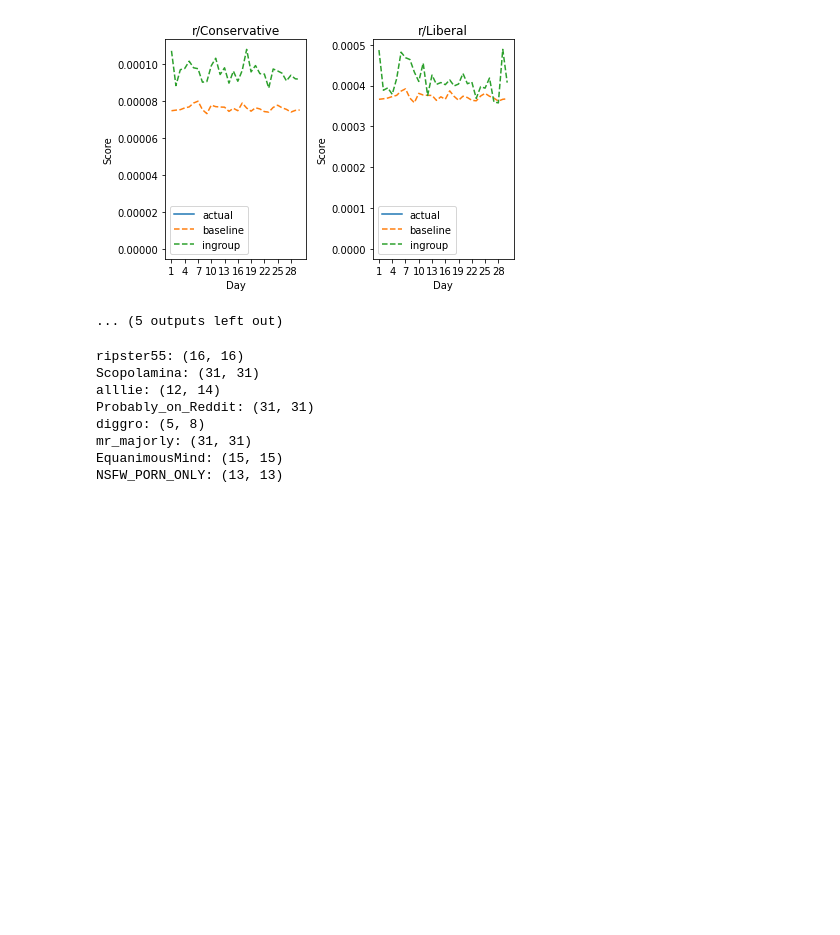
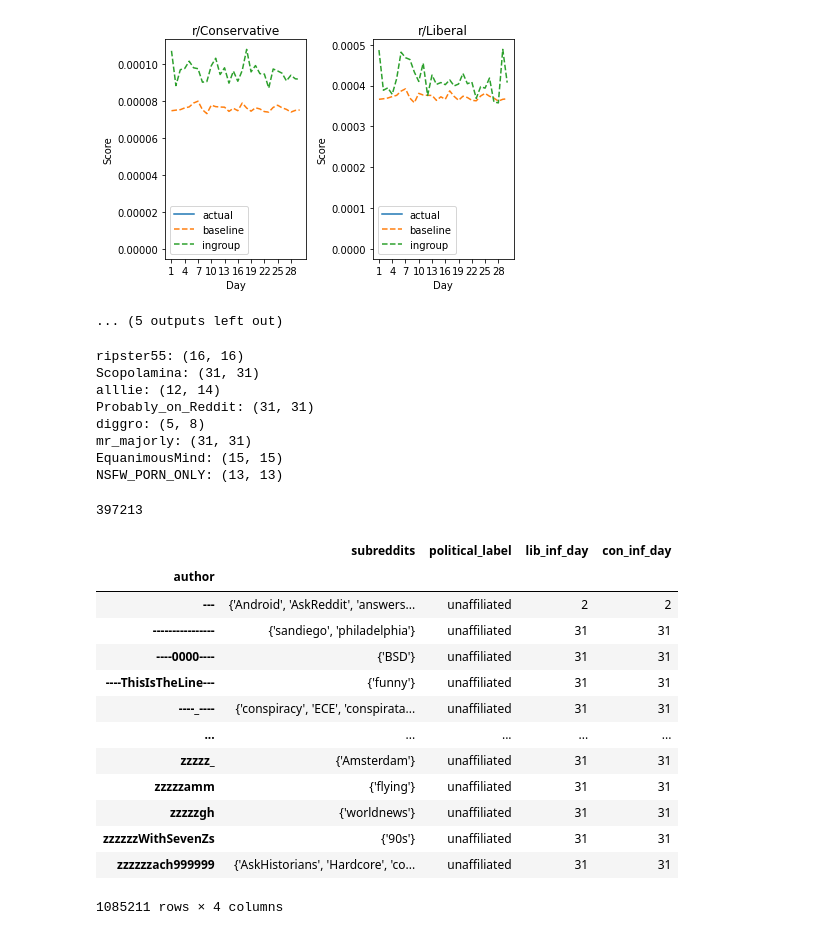
Before and after one commit to thezanefreeman/ComplexNetworks, a Jupyter notebook: day_to_day_analysis.ipynb, the cells around one changed output. Saved outputs shown, nothing was run; the diff lists cells and outputs as text; code cells hidden in the pictures; blank space fills up the shorter version.

```diff
--- a/day_to_day_analysis.ipynb
+++ b/day_to_day_analysis.ipynb
@@ -41,10 +41,9 @@ def average_pol_for_label_users(G, pol_label, user_label):
 
 def avg_sub_pol(G, sub, label):
     pols = []
-    for _, _, data in G.edges(n, data=True):
+    for _, _, data in G.edges(data=True):
         if sub in data['subreddits']:
             pols.append(data[f'avg_{label}_pol'])
-    print(pols)
     return np.average(pols)
 # %%
 def get_label(G, user):
@@ -73,11 +72,21 @@ def power_user_average_pol(G, label, power_users):
     return pols
 
 
+def sub_average_pol(G, label, subs):
+    pols = dict()
+    for sub in subs:
+        pols[sub] = avg_sub_pol(G, sub, label)
+    return pols
+
+
 def day_stats(day, G, users):
+    subs = {'AskReddit', 'Conservative', 'Liberal', 'funny', 'gaming', 'pics', 'trees'}
     users = users[users['author'].isin(G.nodes)]
     return {
         'user_lib': (day, power_user_average_pol(G, 'Liberal', users)),
+        'sub_lib': (day, sub_average_pol(G, 'Liberal', subs)),
         'user_con': (day, power_user_average_pol(G, 'Conservative', users)),
+        'sub_con': (day, sub_average_pol(G, 'Conservative', subs)),
         'baseline_pol': (day, {
             'Conservative': average_pol_for_label_users(G, 'Conservative', 'unaffiliated'),
             'Liberal': average_pol_for_label_users(G, 'Liberal', 'unaffiliated'),
@@ -208,13 +216,20 @@ users = users.set_index('author')
 # %%
 max_day = 31
 for user, row in tqdm(users.iterrows()):
-    try:
-        lib_inf_day, con_inf_day = infection_days(combined_stats, max_day, user)
-        users.at[user, 'lib_inf_day'] = lib_inf_day
-        users.at[user, 'con_inf_day'] = con_inf_day
-    except StopIteration:
+    if row['political_label'] == 'Conservative':
+        users.at[user, 'con_inf_day'] = 1
         users.at[user, 'lib_inf_day'] = max_day
+    elif row['political_label'] == 'Liberal':
+        users.at[user, 'lib_inf_day'] = 1
         users.at[user, 'con_inf_day'] = max_day
+    else:
+        try:
+            lib_inf_day, con_inf_day = infection_days(combined_stats, max_day, user)
+            users.at[user, 'lib_inf_day'] = lib_inf_day
+            users.at[user, 'con_inf_day'] = con_inf_day
+        except StopIteration:
+            users.at[user, 'lib_inf_day'] = max_day
+            users.at[user, 'con_inf_day'] = max_day
 # %%
 users['lib_inf_day'] = users['lib_inf_day'].astype(int)
 users['con_inf_day'] = users['con_inf_day'].astype(int)
@@ -221,0 +236,25 @@ users.to_csv('users_09_ground.csv')
+# %%
+limited_users = set()
+for day in tqdm(range(1, 31)):
+    G = nx.readwrite.gexf.read_gexf(f'./data/RC_2012-09_daily_graphs/{day}.gexf')
+    limited_users.update(G.nodes)
+len(limited_users)
+# %% [output]
+397213
+# %%
+users
+# %% [output]
+|  | subreddits | political_label | lib_inf_day | con_inf_day |
+| author |  |  |  |  |
+| --- | {'Android', 'AskReddit', 'answers... | unaffiliated | 2 | 2 |
+| ---------------- | {'sandiego', 'philadelphia'} | unaffiliated | 31 | 31 |
+| ----0000---- | {'BSD'} | unaffiliated | 31 | 31 |
+| ----ThisIsTheLine--- | {'funny'} | unaffiliated | 31 | 31 |
+| ----_---- | {'conspiracy', 'ECE', 'conspirata... | unaffiliated | 31 | 31 |
+| ... | ... | ... | ... | ... |
+| zzzzz_ | {'Amsterdam'} | unaffiliated | 31 | 31 |
+| zzzzzamm | {'flying'} | unaffiliated | 31 | 31 |
+| zzzzzgh | {'worldnews'} | unaffiliated | 31 | 31 |
+| zzzzzzWithSevenZs | {'90s'} | unaffiliated | 31 | 31 |
+| zzzzzzach999999 | {'AskHistorians', 'Hardcore', 'co... | unaffiliated | 31 | 31 |
+1085211 rows × 4 columns
```
Also changed, not shown: parts of 4 cells of this notebook, 1 other file.
